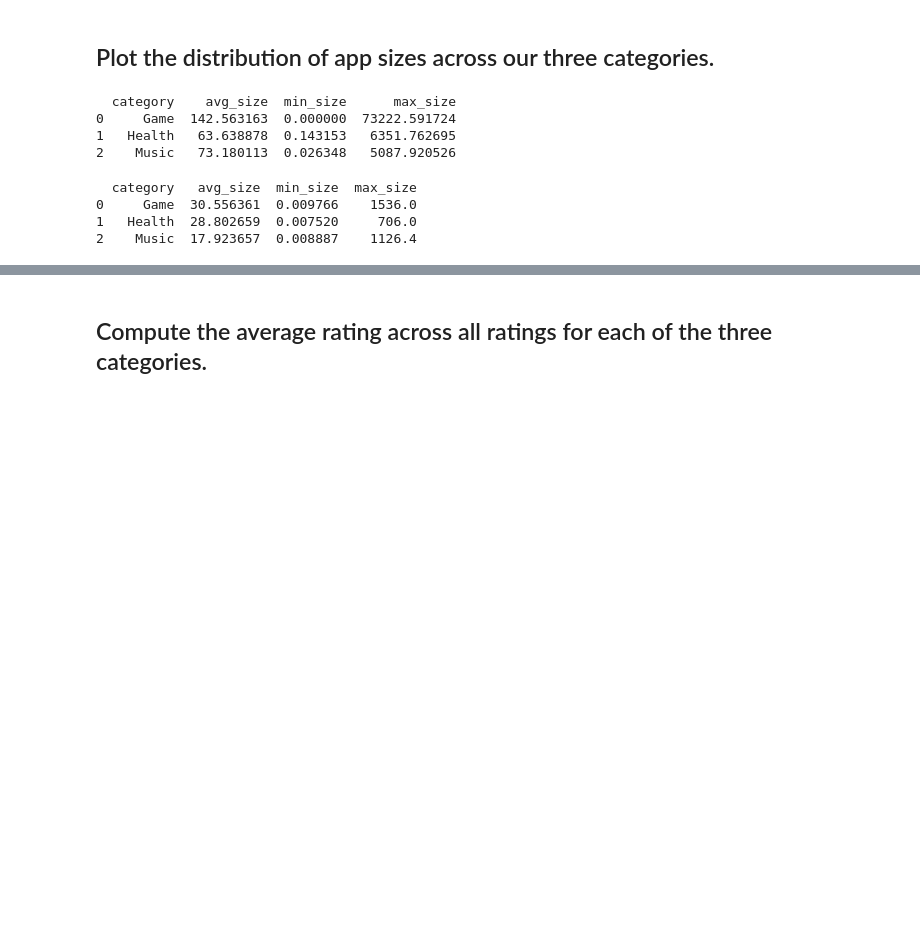
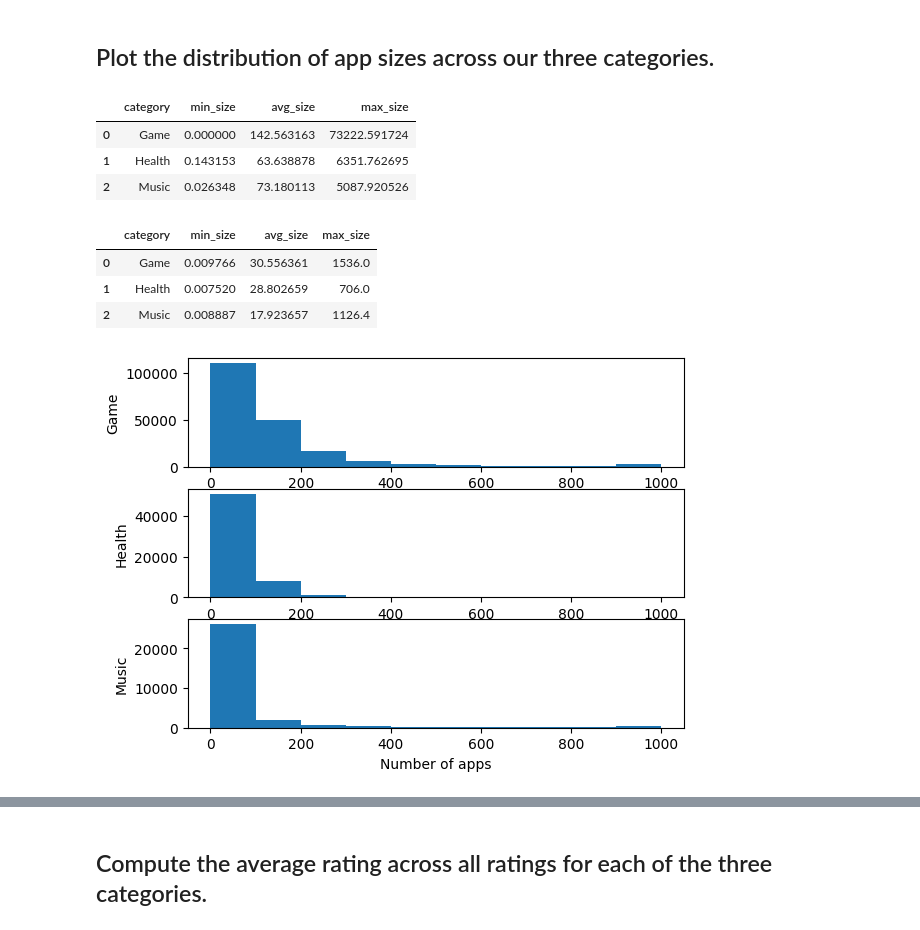
Before and after one commit to manMadeLogic/app-analysis, a Jupyter notebook: App analysis.ipynb, the cells around one changed output, grey strips where cells are left out. Drawn from its saved outputs; the diff is of its cells as text; code cells hidden in the pictures; blank space fills up the shorter version.

```diff
--- a/App analysis.ipynb
+++ b/App analysis.ipynb
@@ -52,27 +56,63 @@ GROUP BY 1
 """
 # %%
 # app store
-result = db.run_select_pd(query_1_1.format(
+result_1_apple = db.run_select_pd(query_1_1.format(
     case_statement=APP_STORE_CATEGORY_CASE_STATEMENT,
     filter_statement=APP_STORE_CATEGORY_FILTER_STATEMENT,
     table_name=app_store_table_name,
 ))
-print(result)
-# %% [output]
-  category    avg_size  min_size      max_size
-0     Game  142.563163  0.000000  73222.591724
-1   Health   63.638878  0.143153   6351.762695
-2    Music   73.180113  0.026348   5087.920526
+# %%
+result_1_apple
+# %% [output]
+|  | category | min_size | avg_size | max_size |
+| 0 | Game | 0.000000 | 142.563163 | 73222.591724 |
+| 1 | Health | 0.143153 | 63.638878 | 6351.762695 |
+| 2 | Music | 0.026348 | 73.180113 | 5087.920526 |
 # %%
 # google play
-result = db.run_select_pd(query_1_1.format(
+result_1_google = db.run_select_pd(query_1_1.format(
     case_statement=GOOGLE_PLAY_CATEGORY_CASE_STATEMENT,
     filter_statement=GOOGLE_PLAY_CATEGORY_FILTER_STATEMENT,
     table_name=google_play_table_name,
 ))
-print(result)
-# %% [output]
-  category   avg_size  min_size  max_size
-0     Game  30.556361  0.009766    1536.0
-1   Health  28.802659  0.007520     706.0
-2    Music  17.923657  0.008887    1126.4
+# %%
+result_1_google
+# %% [output]
+|  | category | min_size | avg_size | max_size |
+| 0 | Game | 0.009766 | 30.556361 | 1536.0 |
+| 1 | Health | 0.007520 | 28.802659 | 706.0 |
+| 2 | Music | 0.008887 | 17.923657 | 1126.4 |
+# %%
+query_1_hist = """
+SELECT
+    {case_statement} AS category,
+    CASE
+        WHEN size_in_mb > {max_size} THEN {max_size}
+        ELSE size_in_mb
+    END AS size_in_mb
+FROM {table_name}
+WHERE {filter_statement}
+"""
+# %%
+# app store
+bin_size_apple = 100
+max_size_apple = bin_size_apple * 10
+result_1_apple = db.run_select_pd(query_1_hist.format(
+    case_statement=APP_STORE_CATEGORY_CASE_STATEMENT,
+    filter_statement=APP_STORE_CATEGORY_FILTER_STATEMENT,
+    table_name=app_store_table_name,
+    max_size=max_size_apple
+))
+# %%
+bins = list(range(0, max_size_apple+bin_size_apple, bin_size_apple))
+fig, ax = plt.subplots(3,1)
+ax[0].hist(result_1_apple[result_1_apple.category=='Game'].size_in_mb, bins)
+ax[0].set_ylabel('Game')
+ax[1].hist(result_1_apple[result_1_apple.category=='Health'].size_in_mb, bins)
+ax[1].set_ylabel('Health')
+ax[2].hist(result_1_apple[result_1_apple.category=='Music'].size_in_mb, bins)
+ax[2].set_ylabel('Music')
+ax[2].set_xlabel('Number of apps')
+plt.show()
+# %% [output]
+[figure, added]
```
Also changed, not shown: parts of 27 cells of this notebook, 4 other files.
